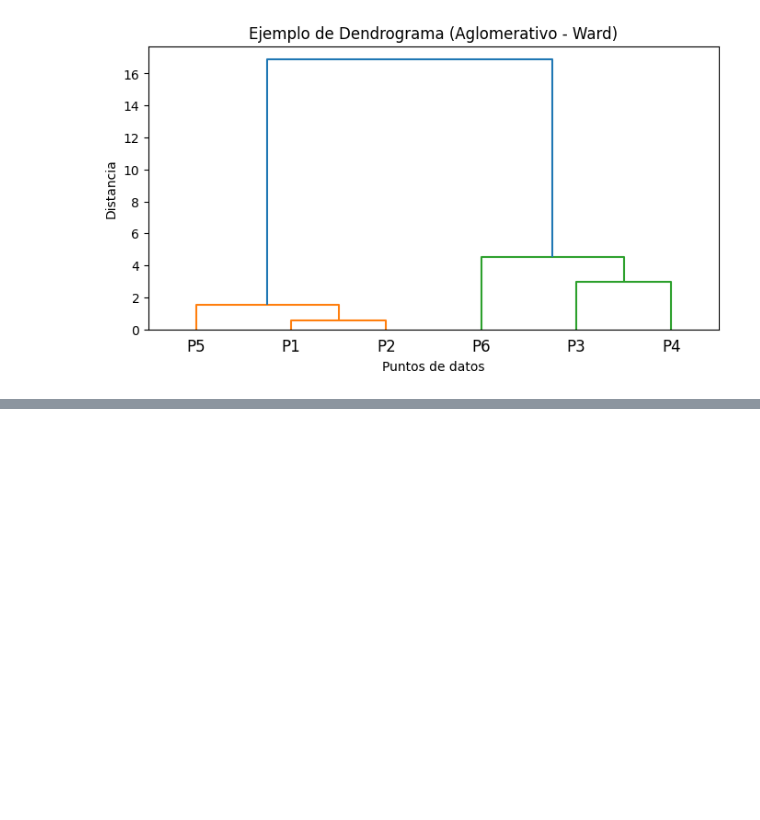
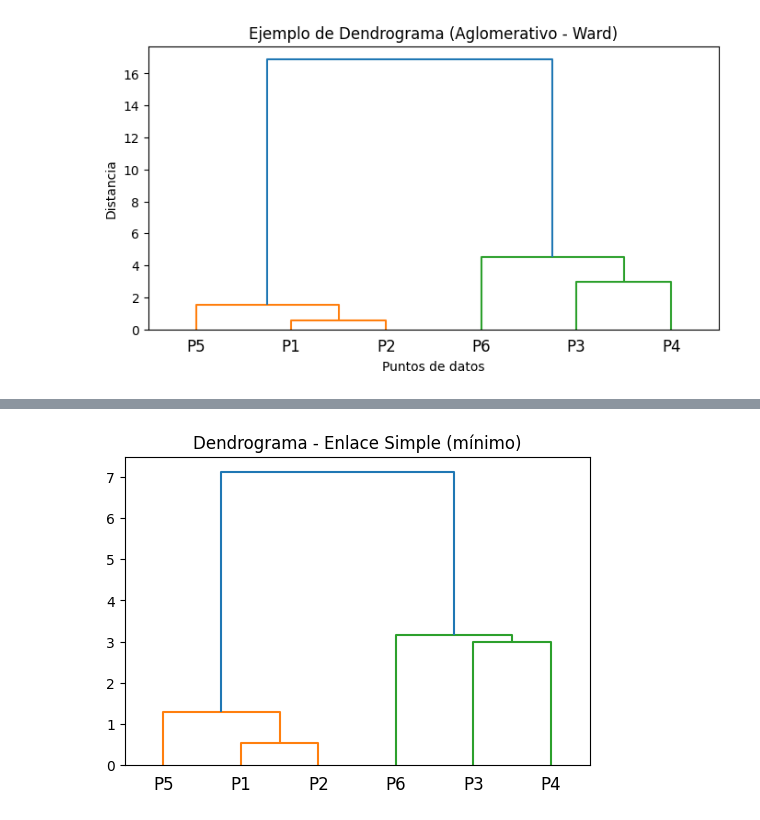
Before and after one commit to AndreSosa21/clustering-jerarquico, a Jupyter notebook: clustering.ipynb, the cells around one changed output, grey strips where cells are left out. Cells and saved outputs as stored; diff of their text form; code cells hidden in the pictures; blank space fills up the shorter version.

```diff
--- a/clustering.ipynb
+++ b/clustering.ipynb
@@ -195,0 +214,17 @@ TypeError: Ellipse.__init__() takes 4 positional arguments but 5 were given
+# %%
+from scipy.cluster.hierarchy import linkage, dendrogram
+import matplotlib.pyplot as plt
+import numpy as np
+
+# Datos de ejemplo
+X = np.array([[1, 2],[1.5, 1.8],[5, 8],[8, 8],[1, 0.6],[9, 11]])
+
+# Enlace simple
+Z_single = linkage(X, method='single')
+
+plt.figure(figsize=(6,4))
+dendrogram(Z_single, labels=[f"P{i}" for i in range(1, len(X)+1)])
+plt.title("Dendrograma - Enlace Simple (mínimo)")
+plt.show()
+# %% [output]
+[figure, added]
```
Also changed, not shown: parts of 9 cells of this notebook.
